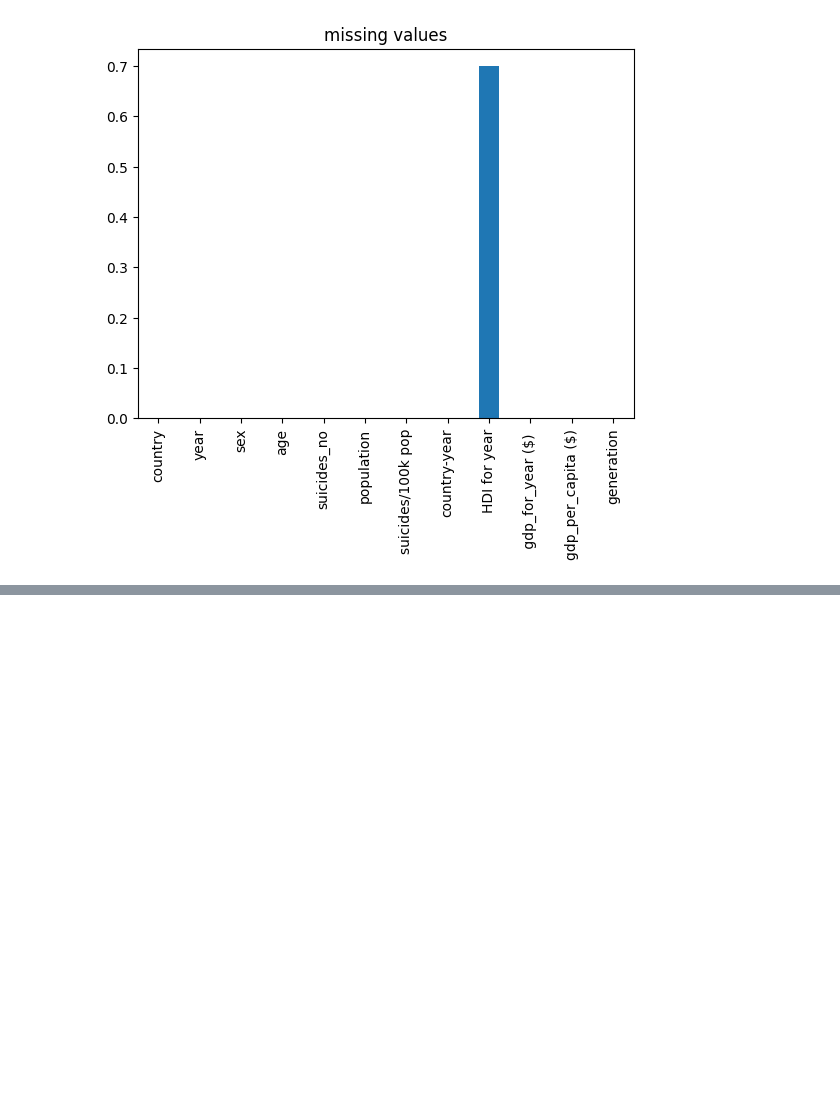
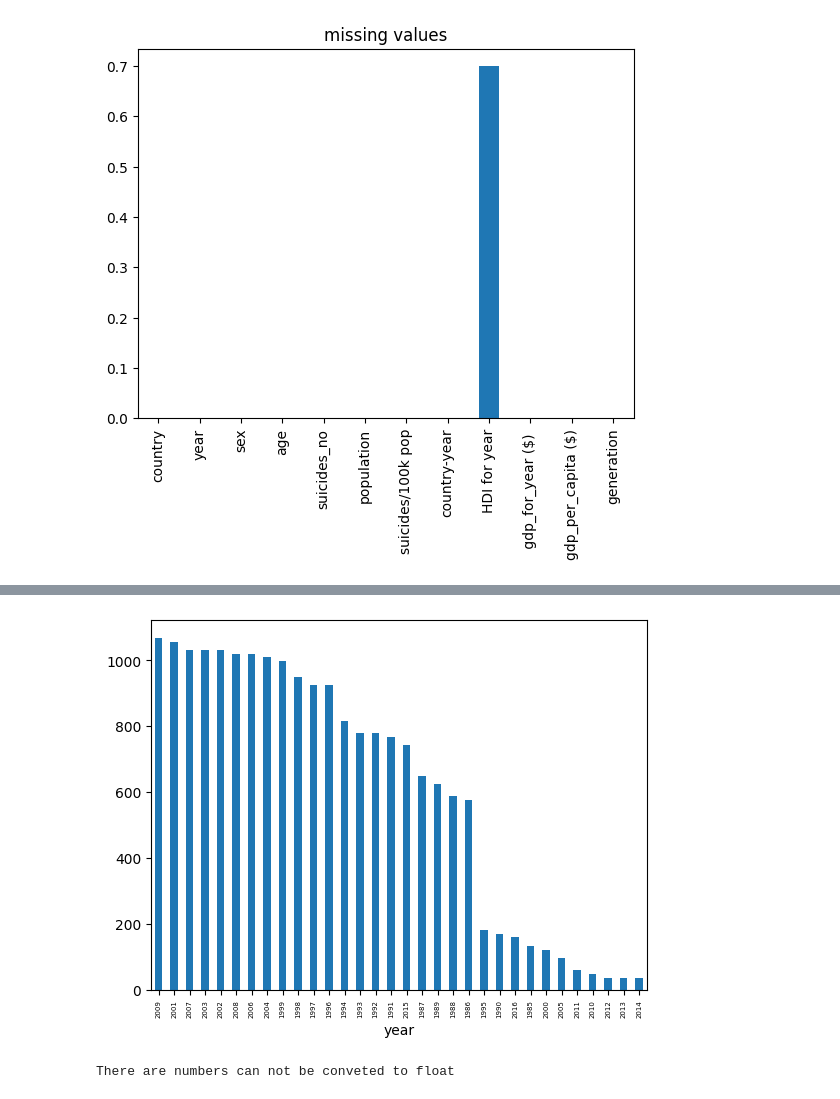
Before and after one commit to j220493/panelDataModelling, a Jupyter notebook: 1. Data Exploration.ipynb, the cells around one changed output, grey strips where cells are left out. Drawn from its saved outputs; the diff is of its cells as text; code cells hidden in the pictures; blank space fills up the shorter version.

```diff
--- a/1. Data Exploration.ipynb
+++ b/1. Data Exploration.ipynb
@@ -81,0 +82,15 @@ plt.xticks
+# %%
+# Missing value by year
+df[df['HDI for year'].isnull()]['year'].value_counts().plot(kind='bar')
+plt.xticks(fontsize=5)
+plt.show()
+# %% [output]
+[figure, added]
+# %%
+# Cheking type
+try:
+    df[' gdp_for_year ($) '].astype(float)
+except:
+    print("There are numbers can not be conveted to float")
+# %% [output]
+There are numbers can not be conveted to float
```
Also changed, not shown: parts of 6 cells of this notebook.
